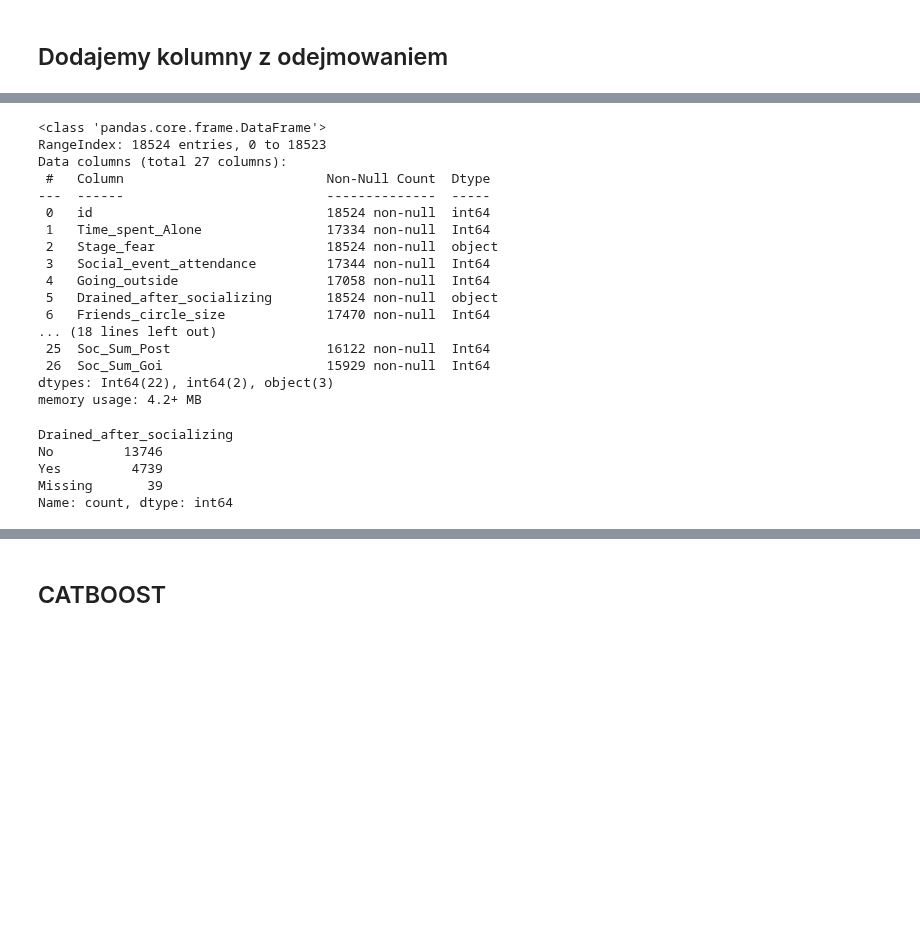
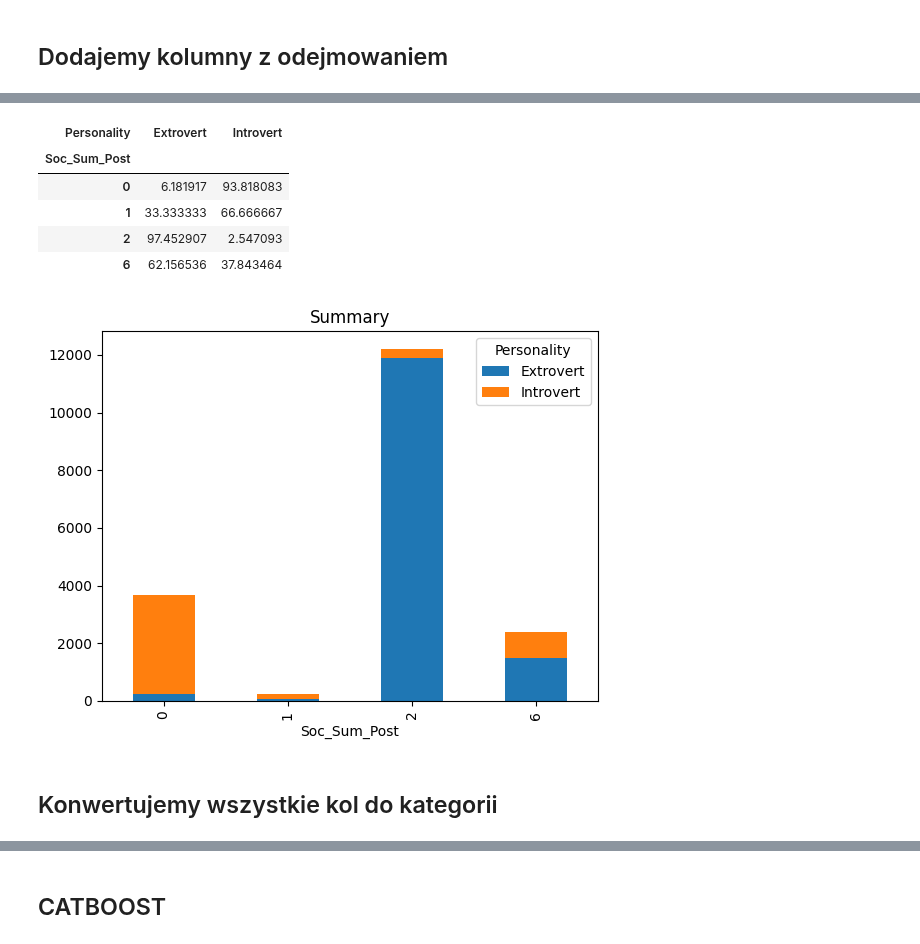
Before and after one commit to PiotrPieciak/LEARN_06_KAGGLE_Predict_Introverts, a Jupyter notebook: notebooks/02_Introverts_and_extroverts_ML_experiments.ipynb, the cells around one changed output, grey strips where cells are left out. Cells and saved outputs as stored; diff of their text form; code cells hidden in the pictures; blank space fills up the shorter version.

Commit message:
Kaggle Notebook | 02_Introverts_and_extroverts_ML_experiments | Version 8

```diff
--- a/notebooks/02_Introverts_and_extroverts_ML_experiments.ipynb
+++ b/notebooks/02_Introverts_and_extroverts_ML_experiments.ipynb
@@ -202,0 +212,10 @@ train_df['Time_Alone_dev_Outside']=train_df['Time_Alone_dev_Outside'].apply(Time
+# %%
+# Uzupełnienie danych Yes - Yes // No- No
+train_df['Stage_fear'] = train_df['Stage_fear'].mask(train_df['Stage_fear'].isna() & train_df['Drained_after_socializing']
+                                            .notna(), train_df['Drained_after_socializing'])
+train_df['Drained_after_socializing'] = train_df['Drained_after_socializing'].mask(train_df['Drained_after_socializing']
+                                            .isna() & train_df['Stage_fear'].notna(), train_df['Stage_fear'])
+# %%
+cat_cols = ['Stage_fear','Drained_after_socializing']  # <-- tu wpisz swoje kolumny kategoryczne
+train_df[cat_cols]=train_df[cat_cols].fillna('Missing').astype(str)
+train_df = train_df.drop('Stage_fear', axis=1)
@@ -233,30 +317,15 @@ train_df['Soc_Sum_Post']=train_df['Social_event_attendance'] + train_df['Post_fr
+# %%
+train_df.groupby(['Soc_Sum_Post','Personality']).size().unstack().plot(kind='bar', stacked=True, title='Summary')
+pd.crosstab(train_df['Soc_Sum_Post'],train_df['Personality'], normalize='index')*100
+# %% [output]
+| Personality | Extrovert | Introvert |
+| Soc_Sum_Post |  |  |
+| 0 | 6.181917 | 93.818083 |
+| 1 | 33.333333 | 66.666667 |
+| 2 | 97.452907 | 2.547093 |
+| 6 | 62.156536 | 37.843464 |
+[figure, added]
 # %%
 train_df['Soc_Sum_Goi']=train_df['Social_event_attendance'] + train_df['Going_outside']
-# %%
-train_df.info()
-# %% [output]
-<class 'pandas.core.frame.DataFrame'>
-RangeIndex: 18524 entries, 0 to 18523
-Data columns (total 27 columns):
- #   Column                          Non-Null Count  Dtype
----  ------                          --------------  -----
- 0   id                              18524 non-null  int64
- 1   Time_spent_Alone                17334 non-null  Int64
- 2   Stage_fear                      18524 non-null  object
- 3   Social_event_attendance         17344 non-null  Int64
- 4   Going_outside                   17058 non-null  Int64
- 5   Drained_after_socializing       18524 non-null  object
- 6   Friends_circle_size             17470 non-null  Int64
-... (18 lines left out)
- 25  Soc_Sum_Post                    16122 non-null  Int64
- 26  Soc_Sum_Goi                     15929 non-null  Int64
-dtypes: Int64(22), int64(2), object(3)
-memory usage: 4.2+ MB
-# %%
-train_df['Drained_after_socializing'].value_counts()
-# %% [output]
-Drained_after_socializing
-No         13746
-Yes         4739
-Missing       39
-Name: count, dtype: int64
+# %% [markdown]
+## Konwertujemy wszystkie kol do kategorii
```
Also changed, not shown: parts of 53 cells of this notebook.
